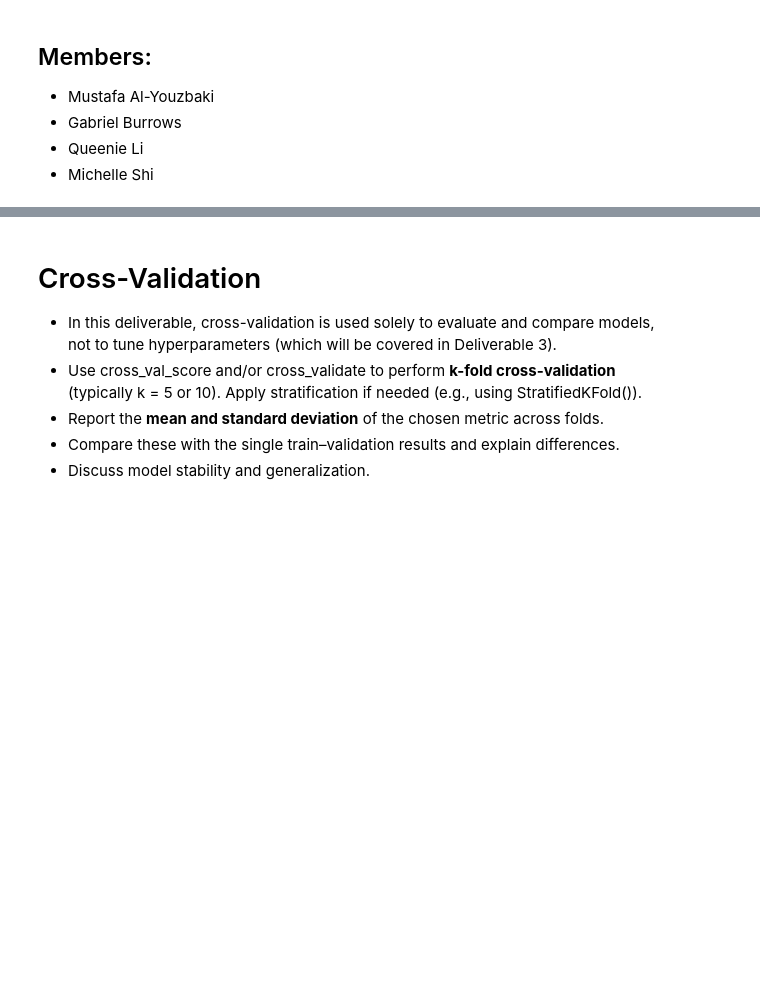
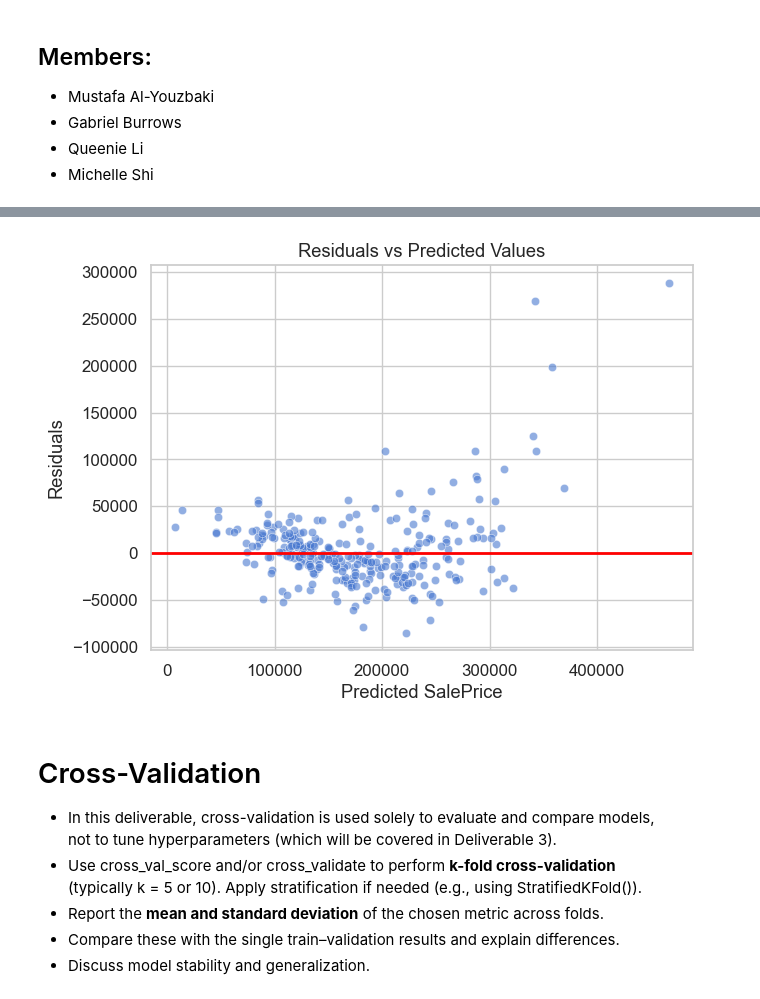
Before and after one commit to michelle-shi-999/cisc251-group-project, a Jupyter notebook: project_deliverable_2_Group_21.ipynb, the cells around one changed output, grey strips where cells are left out. Saved outputs shown, nothing was run; the diff lists cells and outputs as text; code cells hidden in the pictures; blank space fills up the shorter version.

```diff
--- a/project_deliverable_2_Group_21.ipynb
+++ b/project_deliverable_2_Group_21.ipynb
@@ -21,3 +136,14 @@
+# %%
+# Residuals vs Predicted
+plt.figure(figsize=(7,5))
+sns.scatterplot(x=y_pred_valid, y=residuals, alpha=0.6)
+plt.axhline(0, color='red', lw=2)
+plt.title("Residuals vs Predicted Values")
+plt.xlabel("Predicted SalePrice")
+plt.ylabel("Residuals")
+plt.show()
+# %% [output]
+[figure, added]
 # %% [markdown]
 # Cross-Validation
 - In this deliverable, cross-validation is used solely to evaluate and compare models, \
```
Also changed, not shown: parts of 12 cells of this notebook.
